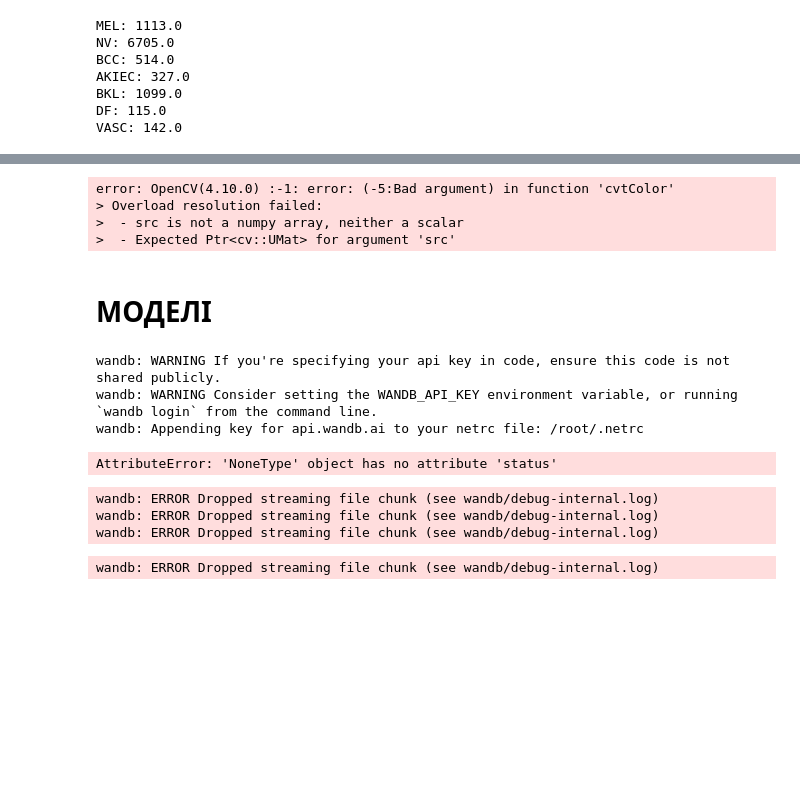
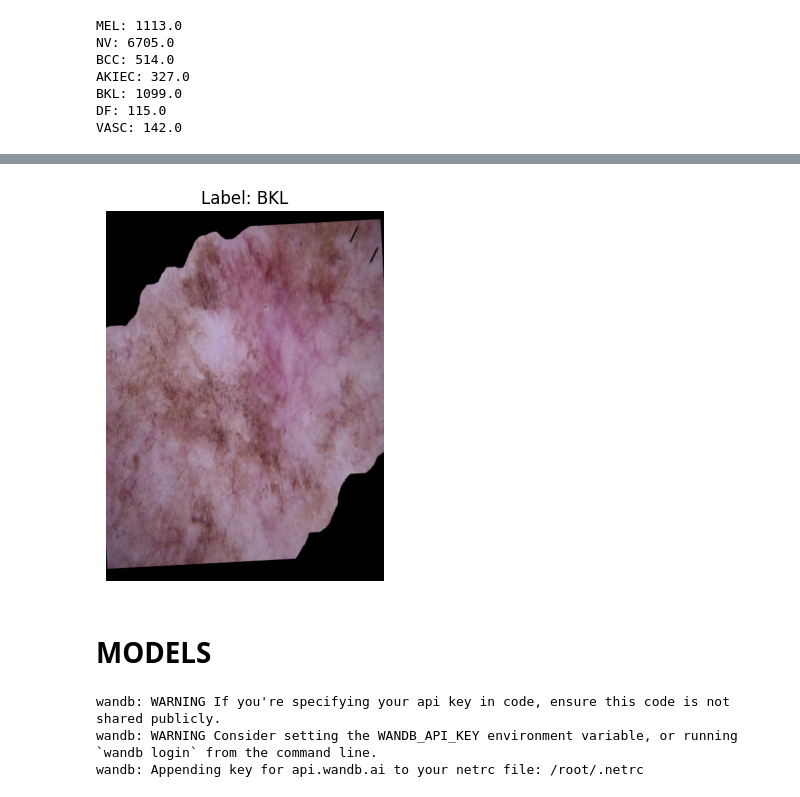
Before and after one commit to kubyllka/MOLETICA, a Jupyter notebook: classifier_testing.ipynb, the cells around one changed output, grey strips where cells are left out. Saved outputs shown, nothing was run; the diff lists cells and outputs as text; code cells hidden in the pictures; blank space fills up the shorter version.

Commit message:
Kaggle Notebook | Skin cancer detection | Larger dataset for training. Better f1 and other m

```diff
--- a/classifier_testing.ipynb
+++ b/classifier_testing.ipynb
@@ -387,3 +327,12 @@ transform_classification = A.Compose([
+# %%
+transform_classification = A.Compose([
+    A.Resize(height=600, width=450),  # Resize to 600x450
+    A.Blur(blur_limit=1, p=0.3),  # Add blur with a 30% chance
+    A.ShiftScaleRotate(shift_limit=0.01, rotate_limit=5, p=0.3, border_mode=cv2.BORDER_CONSTANT),  # Small shift, scale, and rotate
+    A.RandomBrightnessContrast(brightness_limit=0.05, contrast_limit=0.05, p=0.3),  # Slight brightness and contrast change
+    A.ToFloat(max_value=255),  # Normalize to float between 0 and 1 without clipping at 255
+    ToTensorV2()  # Convert image to PyTorch tensor
+])
 # %%
 mask_dir =  '/kaggle/input/ham1000-segmentation-and-classification/masks/'
 image_dir = '/kaggle/input/ham1000-segmentation-and-classification/images/'
@@ -458,7 +389,0 @@ def display_sample(dataset, index):
-# %%
-display_sample(train_df_dataset, 38)
-# %% [output]
-error: OpenCV(4.10.0) :-1: error: (-5:Bad argument) in function 'cvtColor'
-> Overload resolution failed:
->  - src is not a numpy array, neither a scalar
->  - Expected Ptr<cv::UMat> for argument 'src'
@@ -467,5 +390,37 @@ display_sample(train_df_dataset, 87)
+# %%
+def show_image_with_label(image, label):
+    """
+    Displays an image with its corresponding label.
+
+    image: The image to be displayed.
+    label: The label corresponding to the image.
+    """
+    # Check if image is a tensor and convert it to numpy
+    if isinstance(image, np.ndarray):
+        image_rgb = cv2.cvtColor(image, cv2.COLOR_BGR2RGB)
+    else:
+        image = image.permute(1, 2, 0)  # Change from CHW to HWC
+        image_rgb = image.cpu().numpy()  # Convert to numpy
+        image_rgb = cv2.cvtColor(image_rgb, cv2.COLOR_BGR2RGB)
+
+    # Create the label text (you can modify the class names here)
+    class_names = ['MEL', 'NV', 'BCC', 'AKIEC', 'BKL', 'DF', 'VASC']
+    label_name = class_names[label]
+
+    # Display the image with the label as the title
+    plt.imshow(image_rgb)
+    plt.title(f"Label: {label_name}")
+    plt.axis('off')  # Turn off axis labels
+    plt.show()
+# %%
+image, label = train_df_dataset[0]  # This returns the masked image and label
+
+# Display the image with its label
+show_image_with_label(image, label)
+# %% [output]
+[figure, added]
 # %% [markdown]
-# МОДЕЛІ
+# MODELS
 # %%
 !wandb login 492953ddcda0576b6e6ebf89860aed0ccd177efe
 # %% [output]
@@ -477,13 +429,0 @@ run_name = f"resnet50"
-# %%
-import wandb
-wandb.login()
-print(wandb.run.status)  # Дізнатися статус підключення до сервісу
-# %% [output]
-AttributeError: 'NoneType' object has no attribute 'status'
-wandb: ERROR Dropped streaming file chunk (see wandb/debug-internal.log)
-wandb: ERROR Dropped streaming file chunk (see wandb/debug-internal.log)
-wandb: ERROR Dropped streaming file chunk (see wandb/debug-internal.log)
-# %%
-wandb.init(sync_tensorboard=False)  # Вимкнути синхронізацію з TensorBoard
-# %% [output]
-wandb: ERROR Dropped streaming file chunk (see wandb/debug-internal.log)
```
Also changed, not shown: parts of 61 cells of this notebook.
